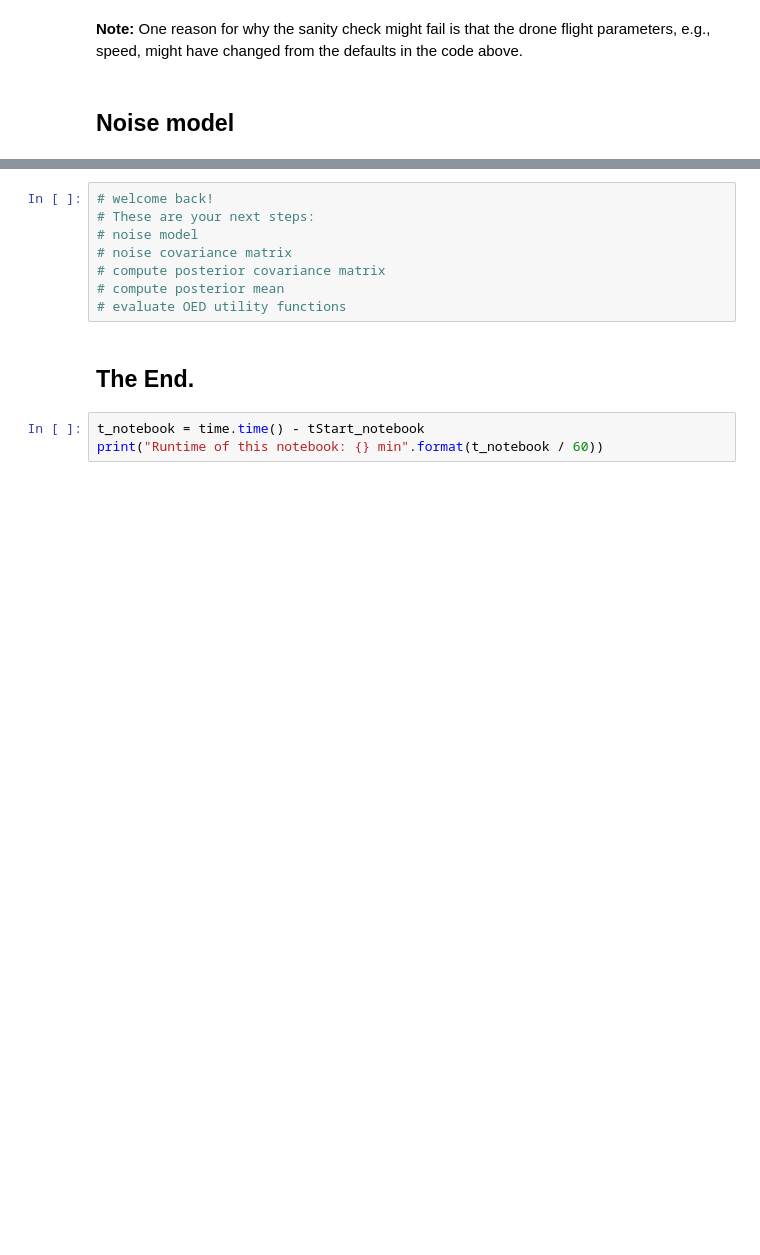
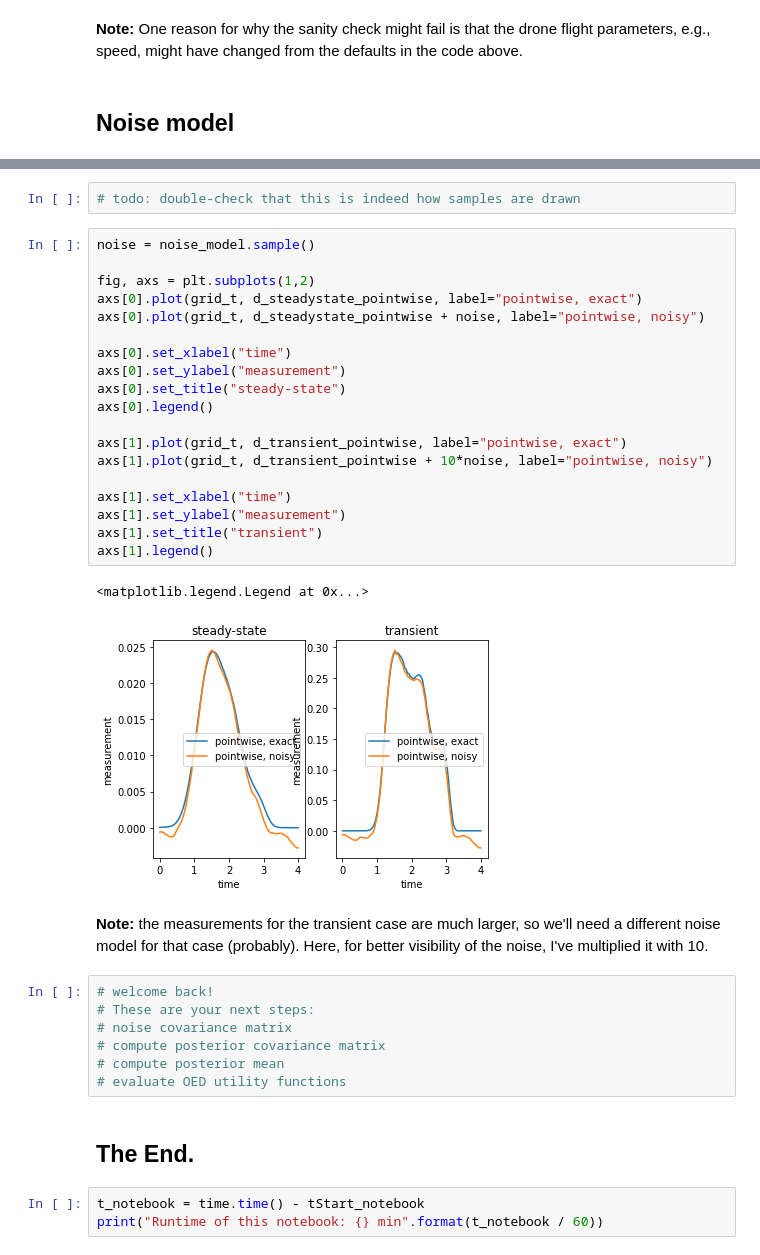
Before and after one commit to leyffer/m2dtIceSheet, a Jupyter notebook: notebooks/0_circle.ipynb, the cells around one changed output, grey strips where cells are left out. Saved outputs shown, nothing was run; the diff lists cells and outputs as text; blank space fills up the shorter version.

```diff
--- a/notebooks/0_circle.ipynb
+++ b/notebooks/0_circle.ipynb
@@ -340,7 +325,32 @@ Sanity check:  True
+# %%
+# todo: double-check that this is indeed how samples are drawn
+# %%
+noise = noise_model.sample()
+
+fig, axs = plt.subplots(1,2)
+axs[0].plot(grid_t, d_steadystate_pointwise, label="pointwise, exact")
+axs[0].plot(grid_t, d_steadystate_pointwise + noise, label="pointwise, noisy")
+
+axs[0].set_xlabel("time")
+axs[0].set_ylabel("measurement")
+axs[0].set_title("steady-state")
+axs[0].legend()
+
+axs[1].plot(grid_t, d_transient_pointwise, label="pointwise, exact")
+axs[1].plot(grid_t, d_transient_pointwise + 10*noise, label="pointwise, noisy")
+
+axs[1].set_xlabel("time")
+axs[1].set_ylabel("measurement")
+axs[1].set_title("transient")
+axs[1].legend()
+# %% [output]
+<matplotlib.legend.Legend at 0x...>
+[figure, added]
+# %% [markdown]
+**Note:** the measurements for the transient case are much larger, so we'll need a different noise model for that case (probably). Here, for better visibility of the noise, I've multiplied it with 10.
 # %%
 # welcome back!
 # These are your next steps:
-# noise model
 # noise covariance matrix
 # compute posterior covariance matrix
 # compute posterior mean
```
Also changed, not shown: parts of 13 cells of this notebook, 1 other file.
